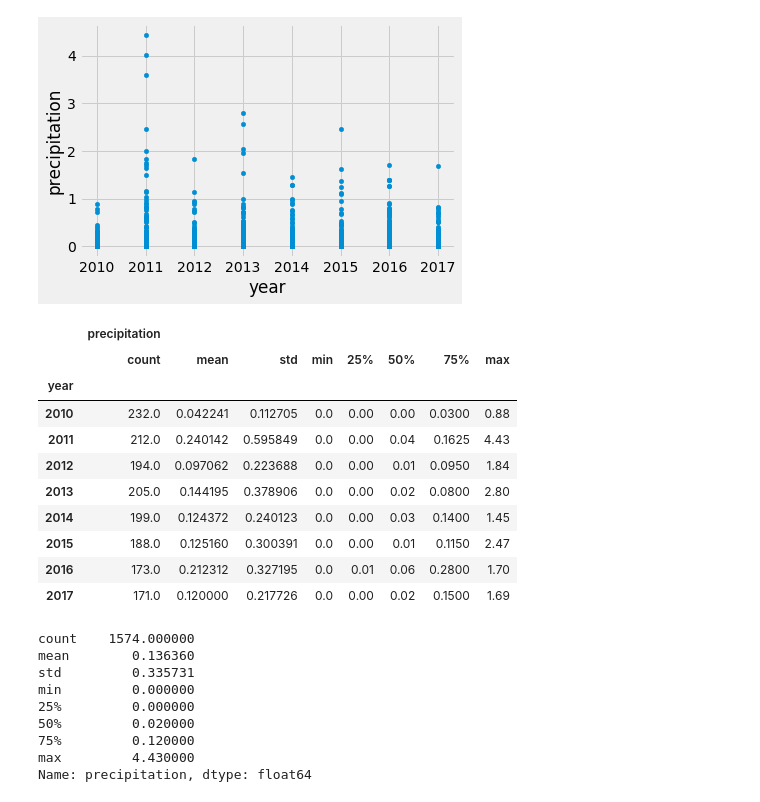
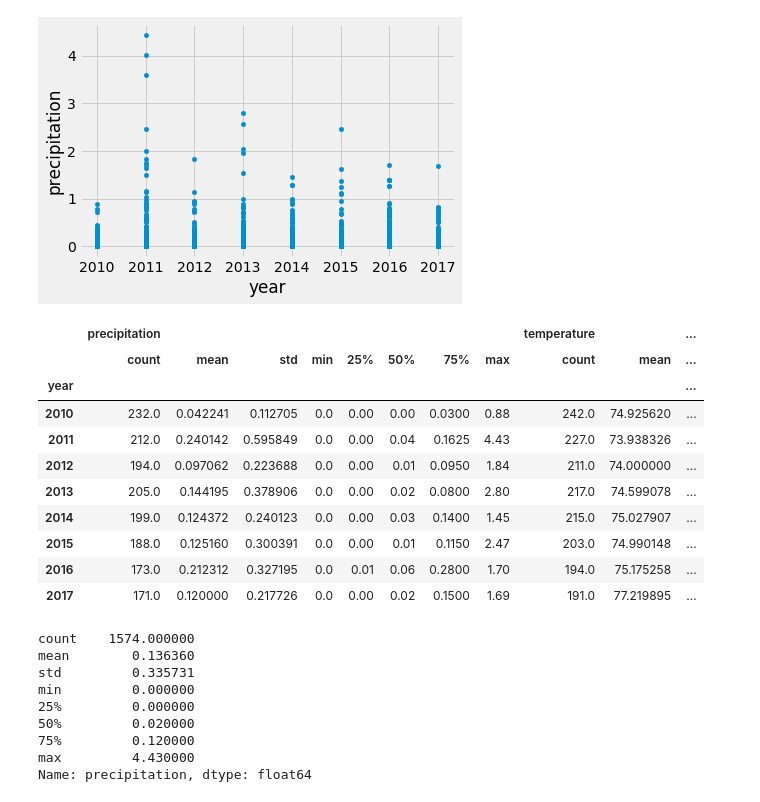
Before and after one commit to damiencorr/surfs_up, a Jupyter notebook: climate_analysis.ipynb, the cells around one changed output. Drawn from its saved outputs; the diff is of its cells as text; code cells hidden in the pictures.

```diff
--- a/climate_analysis.ipynb
+++ b/climate_analysis.ipynb
@@ -386,7 +439,7 @@ dec_data['temperature'].plot.box()
 # %%
 #pd.to_datetime(jul_v['date']).dt.year
-jul_v['year'] = pd.to_datetime(jul_v['date']).dt.year
-jul_v.plot(x='year',y='precipitation',kind='scatter')
+jun_data['year'] = pd.to_datetime(jun_data['date']).dt.year
+jun_data.plot(x='year',y='precipitation',kind='scatter')
 # %% [output]
 A value is trying to be set on a copy of a slice from a DataFrame.
 Try using .loc[row_indexer,col_indexer] = value instead
@@ -395,17 +448,17 @@ See the caveats in the documentation: https://pandas.pydata.org/pandas-docs/stab
 <matplotlib.axes._subplots.AxesSubplot at 0x...>
 [figure]
 # %%
-jul_v.groupby('year').describe()
+jun_data.groupby('year').describe()
 # %% [output]
-|  | precipitation |  |  |  |  |  |  |  |
-|  | count | mean | std | min | 25% | 50% | 75% | max |
-| year |  |  |  |  |  |  |  |  |
-| 2010 | 232.0 | 0.042241 | 0.112705 | 0.0 | 0.00 | 0.00 | 0.0300 | 0.88 |
-| 2011 | 212.0 | 0.240142 | 0.595849 | 0.0 | 0.00 | 0.04 | 0.1625 | 4.43 |
-| 2012 | 194.0 | 0.097062 | 0.223688 | 0.0 | 0.00 | 0.01 | 0.0950 | 1.84 |
-| 2013 | 205.0 | 0.144195 | 0.378906 | 0.0 | 0.00 | 0.02 | 0.0800 | 2.80 |
-| 2014 | 199.0 | 0.124372 | 0.240123 | 0.0 | 0.00 | 0.03 | 0.1400 | 1.45 |
-| 2015 | 188.0 | 0.125160 | 0.300391 | 0.0 | 0.00 | 0.01 | 0.1150 | 2.47 |
-| 2016 | 173.0 | 0.212312 | 0.327195 | 0.0 | 0.01 | 0.06 | 0.2800 | 1.70 |
-| 2017 | 171.0 | 0.120000 | 0.217726 | 0.0 | 0.00 | 0.02 | 0.1500 | 1.69 |
+|  | precipitation |  |  |  |  |  |  |  | temperature |  | ... |
+|  | count | mean | std | min | 25% | 50% | 75% | max | count | mean | ... |
+| year |  |  |  |  |  |  |  |  |  |  | ... |
+| 2010 | 232.0 | 0.042241 | 0.112705 | 0.0 | 0.00 | 0.00 | 0.0300 | 0.88 | 242.0 | 74.925620 | ... |
+| 2011 | 212.0 | 0.240142 | 0.595849 | 0.0 | 0.00 | 0.04 | 0.1625 | 4.43 | 227.0 | 73.938326 | ... |
+| 2012 | 194.0 | 0.097062 | 0.223688 | 0.0 | 0.00 | 0.01 | 0.0950 | 1.84 | 211.0 | 74.000000 | ... |
+| 2013 | 205.0 | 0.144195 | 0.378906 | 0.0 | 0.00 | 0.02 | 0.0800 | 2.80 | 217.0 | 74.599078 | ... |
+| 2014 | 199.0 | 0.124372 | 0.240123 | 0.0 | 0.00 | 0.03 | 0.1400 | 1.45 | 215.0 | 75.027907 | ... |
+| 2015 | 188.0 | 0.125160 | 0.300391 | 0.0 | 0.00 | 0.01 | 0.1150 | 2.47 | 203.0 | 74.990148 | ... |
+| 2016 | 173.0 | 0.212312 | 0.327195 | 0.0 | 0.01 | 0.06 | 0.2800 | 1.70 | 194.0 | 75.175258 | ... |
+| 2017 | 171.0 | 0.120000 | 0.217726 | 0.0 | 0.00 | 0.02 | 0.1500 | 1.69 | 191.0 | 77.219895 | ... |
 # %%
```
Also changed, not shown: parts of 16 cells of this notebook.
